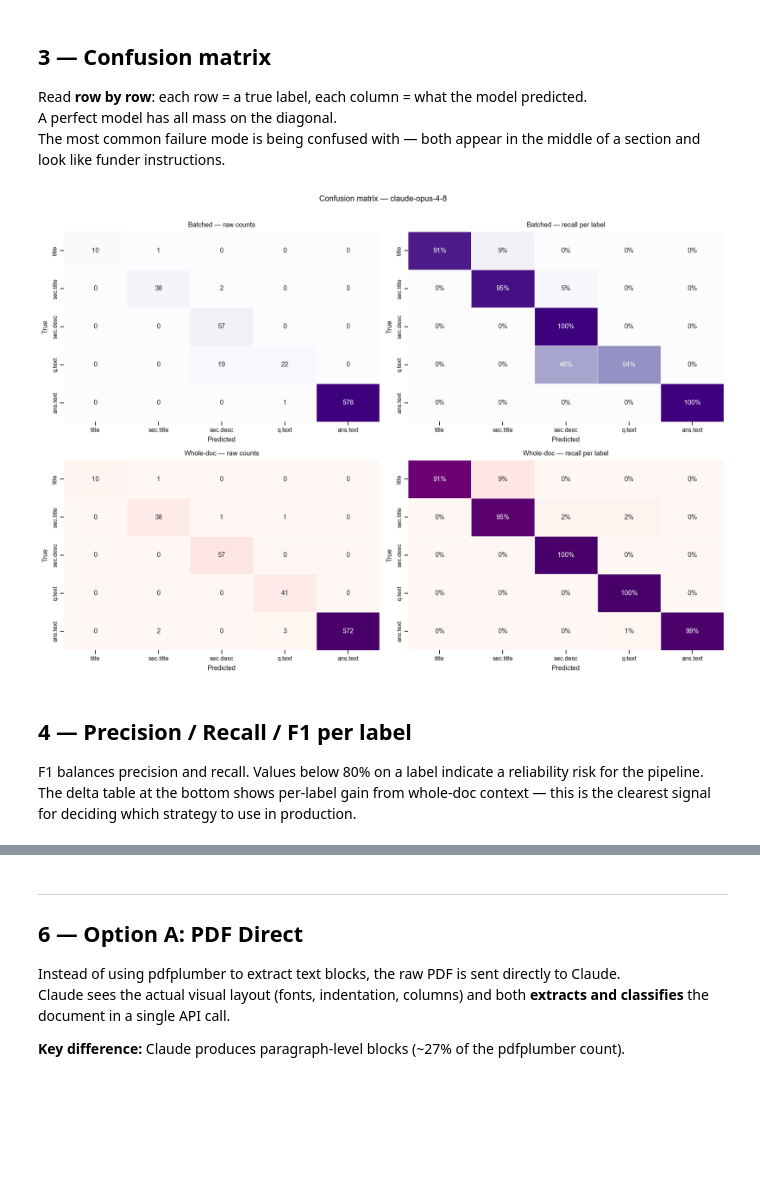
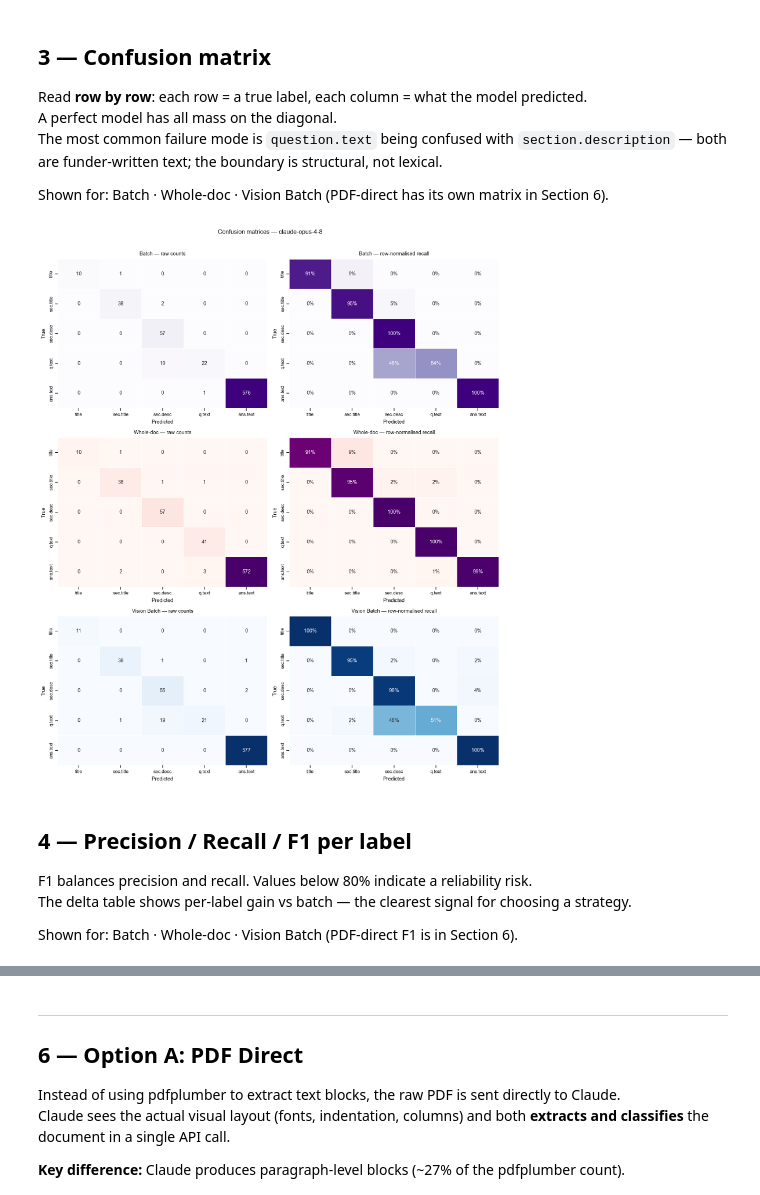
Before and after one commit to fairdataihub/dmpbridge, a Jupyter notebook: notebooks/006_claude-opus-4-8.ipynb, the cells around one changed output, grey strips where cells are left out. Saved outputs shown, nothing was run; the diff lists cells and outputs as text; code cells hidden in the pictures; blank space fills up the shorter version.

```diff
--- a/notebooks/006_claude-opus-4-8.ipynb
+++ b/notebooks/006_claude-opus-4-8.ipynb
@@ -30,9 +32,11 @@ MODEL_DISPLAY = "claude-opus-4-8"
 COLOR_BATCH   = "#7c3aed"   # purple
 COLOR_WHOLE   = "#c084fc"   # light purple
 COLOR_PDF     = "#059669"   # green
+COLOR_VISION  = "#0369a1"   # blue
 CMAP_BATCH    = "Purples"
 CMAP_WHOLE    = "RdPu"
 CMAP_PDF      = "Greens"
+CMAP_VISION   = "Blues"
 # %%
 from dmpbridge.evaluation.evaluate import (
     extract_gold, evaluate_sample, match,
@@ -57,13 +61,14 @@ plt.rcParams.update({
     "figure.dpi":120,
 })
 
-# File tags: sampleN_{tag}.json
 df_b, conf_b, errs_b = load_method(f"{MODEL_NAME}_batch")
 df_w, conf_w, errs_w = load_method(f"{MODEL_NAME}_whole_doc")
 df_p, conf_p, errs_p = load_method(f"{MODEL_NAME}_pdf")
+df_v, conf_v, errs_v = load_method(f"{MODEL_NAME}_vision")
 
 WHOLEDOC_AVAILABLE = df_w is not None and not df_w.empty
 PDF_AVAILABLE      = df_p is not None and not df_p.empty
+VISION_AVAILABLE   = df_v is not None and not df_v.empty
 
 tc_b, tn_b = int(df_b["correct"].sum()), int(df_b["total"].sum())
 print(f"Batch      ({MODEL_NAME}_batch)     : {tc_b}/{tn_b} ({tc_b/tn_b*100:.1f}%)")
@@ -71,12 +76,17 @@ if WHOLEDOC_AVAILABLE:
     tc_w, tn_w = int(df_w["correct"].sum()), int(df_w["total"].sum())
     print(f"Whole-doc  ({MODEL_NAME}_whole_doc) : {tc_w}/{tn_w} ({tc_w/tn_w*100:.1f}%)")
 else:
-    print(f"Whole-doc  : not available — run: dmpbridge-wholedoc --provider anthropic --model {MODEL_DISPLAY}")
+    print(f"Whole-doc  : not available")
 if PDF_AVAILABLE:
     tc_p, tn_p = int(df_p["correct"].sum()), int(df_p["total"].sum())
     print(f"PDF-direct ({MODEL_NAME}_pdf)       : {tc_p}/{tn_p} ({tc_p/tn_p*100:.1f}%)  [{tn_p} blocks vs {tn_b} pdfplumber]")
 else:
     print(f"PDF-direct : not available — run: dmpbridge-pdf --model {MODEL_DISPLAY}")
+if VISION_AVAILABLE:
+    tc_v, tn_v = int(df_v["correct"].sum()), int(df_v["total"].sum())
+    print(f"Vision     ({MODEL_NAME}_vision)    : {tc_v}/{tn_v} ({tc_v/tn_v*100:.1f}%)")
+else:
+    print(f"Vision     : not available — run: dmpbridge-experiment experiments/claude-opus-4-8-vision.yaml")
 # %% [output]
 Batch      (claude-opus-4-8_batch)     : 703/741 (94.9%)
 Whole-doc  (claude-opus-4-8_whole_doc) : 718/741 (96.9%)
@@ -240,49 +234,55 @@ sns.despine(); plt.tight_layout(); plt.show()
 
 Read **row by row**: each row = a true label, each column = what the model predicted.
 A perfect model has all mass on the diagonal.
-The most common failure mode is  being confused with  — both appear in the middle of a section and look like funder instructions.
+The most common failure mode is `question.text` being confused with `section.description` — both are funder-written text; the boundary is structural, not lexical.
+
+Shown for: Batch · Whole-doc · Vision Batch (PDF-direct has its own matrix in Section 6).
 # %%
 def conf_to_df(conf):
     m = pd.DataFrame(
         [[conf.get(t, {}).get(p, 0) for p in LABELS] for t in LABELS],
         index=SHORT, columns=SHORT)
     return m, m.div(m.sum(axis=1).replace(0, 1), axis=0)
 
 mat_b, mat_bn = conf_to_df(conf_b)
 
+conf_panels = [(mat_b, mat_bn, CMAP_BATCH, "Batch")]
 if WHOLEDOC_AVAILABLE:
     mat_w, mat_wn = conf_to_df(conf_w)
-    fig, axes = plt.subplots(2, 2, figsize=(16, 11))
-    panels = [
-        (axes[0,0], mat_b,  "d",   CMAP_BATCH, "Batched — raw counts"),
-        (axes[0,1], mat_bn, ".0%", CMAP_BATCH, "Batched — recall per label"),
-        (axes[1,0], mat_w,  "d",   CMAP_WHOLE, "Whole-doc — raw counts"),
-        (axes[1,1], mat_wn, ".0%", CMAP_WHOLE, "Whole-doc — recall per label"),
-    ]
-else:
-    fig, axes = plt.subplots(1, 2, figsize=(14, 5))
-    panels = [
-        (axes[0], mat_b,  "d",   CMAP_BATCH, "Raw counts"),
-        (axes[1], mat_bn, ".0%", CMAP_BATCH, "Recall per label (row-normalised)"),
-    ]
+    conf_panels.append((mat_w, mat_wn, CMAP_WHOLE, "Whole-doc"))
+if VISION_AVAILABLE:
+    mat_v2, mat_vn2 = conf_to_df(conf_v)
+    conf_panels.append((mat_v2, mat_vn2, CMAP_VISION, "Vision Batch"))
 
-for ax, mat, fmt, cmap, title in panels:
-    sns.heatmap(mat, annot=True, fmt=fmt, cmap=cmap, linewidths=0.6,
-                linecolor="white", ax=ax, cbar=False, annot_kws={"size": 11},
-                vmin=(0 if fmt == ".0%" else None), vmax=(1 if fmt == ".0%" else None))
-    ax.set_title(title, pad=8, fontsize=11)
-    ax.set_xlabel("Predicted", labelpad=6)
-    ax.set_ylabel("True", labelpad=6)
+n_rows = len(conf_panels)
+fig, axes = plt.subplots(n_rows, 2, figsize=(14, 5.5 * n_rows))
+if n_rows == 1:
+    axes = [axes]
 
-plt.suptitle(f"Confusion matrix — {MODEL_NAME}", fontsize=13, y=1.01)
+for row_i, (mat_raw, mat_norm, cmap, title) in enumerate(conf_panels):
+    for col_i, (mat, fmt, suffix) in enumerate([
+        (mat_raw,  "d",   "raw counts"),
+        (mat_norm, ".0%", "row-normalised recall"),
+    ]):
+        ax = axes[row_i][col_i]
+        sns.heatmap(mat, annot=True, fmt=fmt, cmap=cmap, linewidths=0.6,
+                    linecolor="white", ax=ax, cbar=False, annot_kws={"size": 11},
+                    vmin=(0 if fmt == ".0%" else None), vmax=(1 if fmt == ".0%" else None))
+        ax.set_title(f"{title} — {suffix}", pad=8, fontsize=11)
+        ax.set_xlabel("Predicted", labelpad=6)
+        ax.set_ylabel("True", labelpad=6)
+
+plt.suptitle(f"Confusion matrices — {MODEL_NAME}", fontsize=13, y=1.01)
 plt.tight_layout(); plt.show()
 # %% [output]
-[figure, old version]
+[figure, new version]
 # %% [markdown]
 ## 4 — Precision / Recall / F1 per label
 
-F1 balances precision and recall. Values below 80% on a label indicate a reliability risk for the pipeline.
-The delta table at the bottom shows per-label gain from whole-doc context — this is the clearest signal for deciding which strategy to use in production.
+F1 balances precision and recall. Values below 80% indicate a reliability risk.
+The delta table shows per-label gain vs batch — the clearest signal for choosing a strategy.
+
+Shown for: Batch · Whole-doc · Vision Batch (PDF-direct F1 is in Section 6).
 # %%
 df_f1_b = compute_f1_rows(conf_b)
 
```
Also changed, not shown: parts of 18 cells of this notebook, 4 other files.
